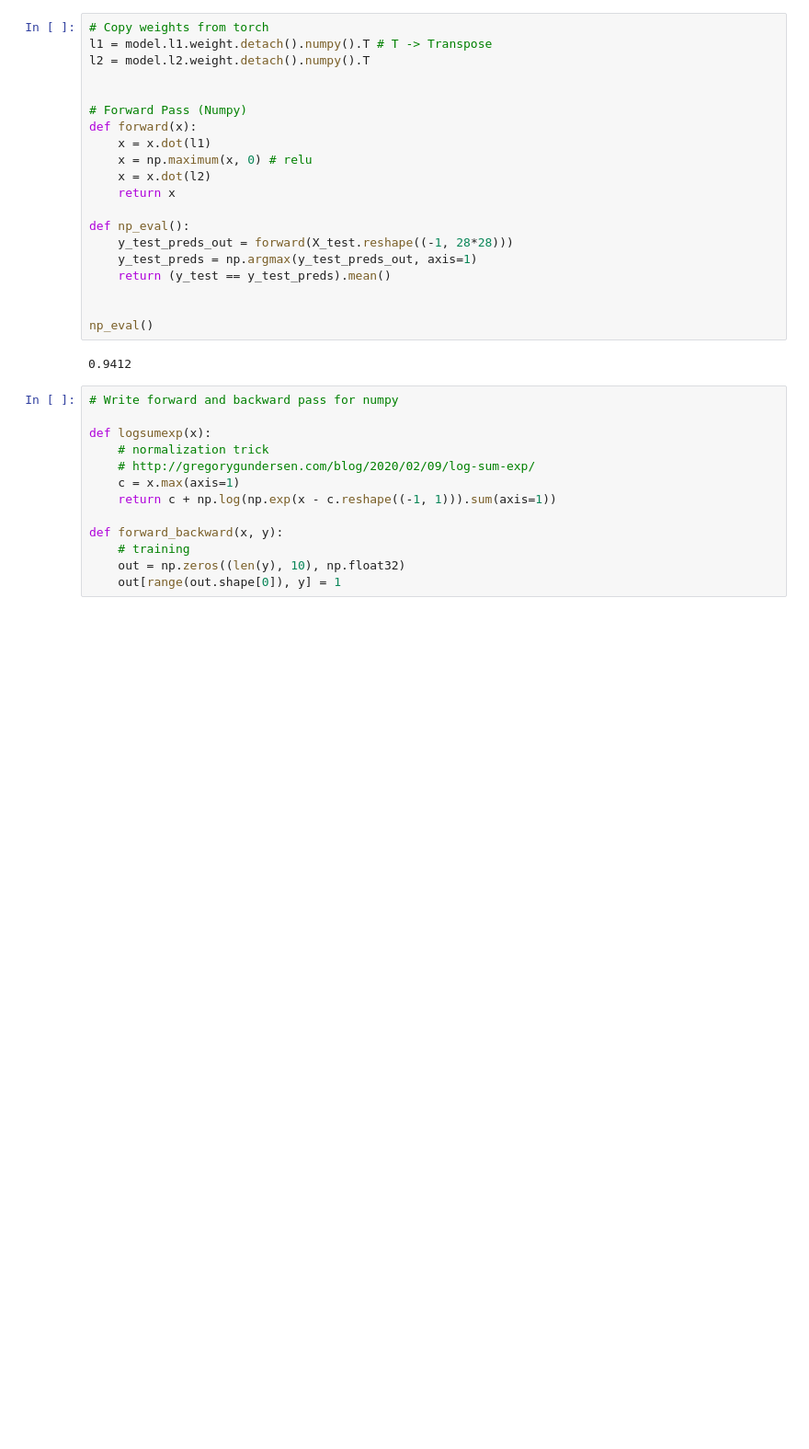
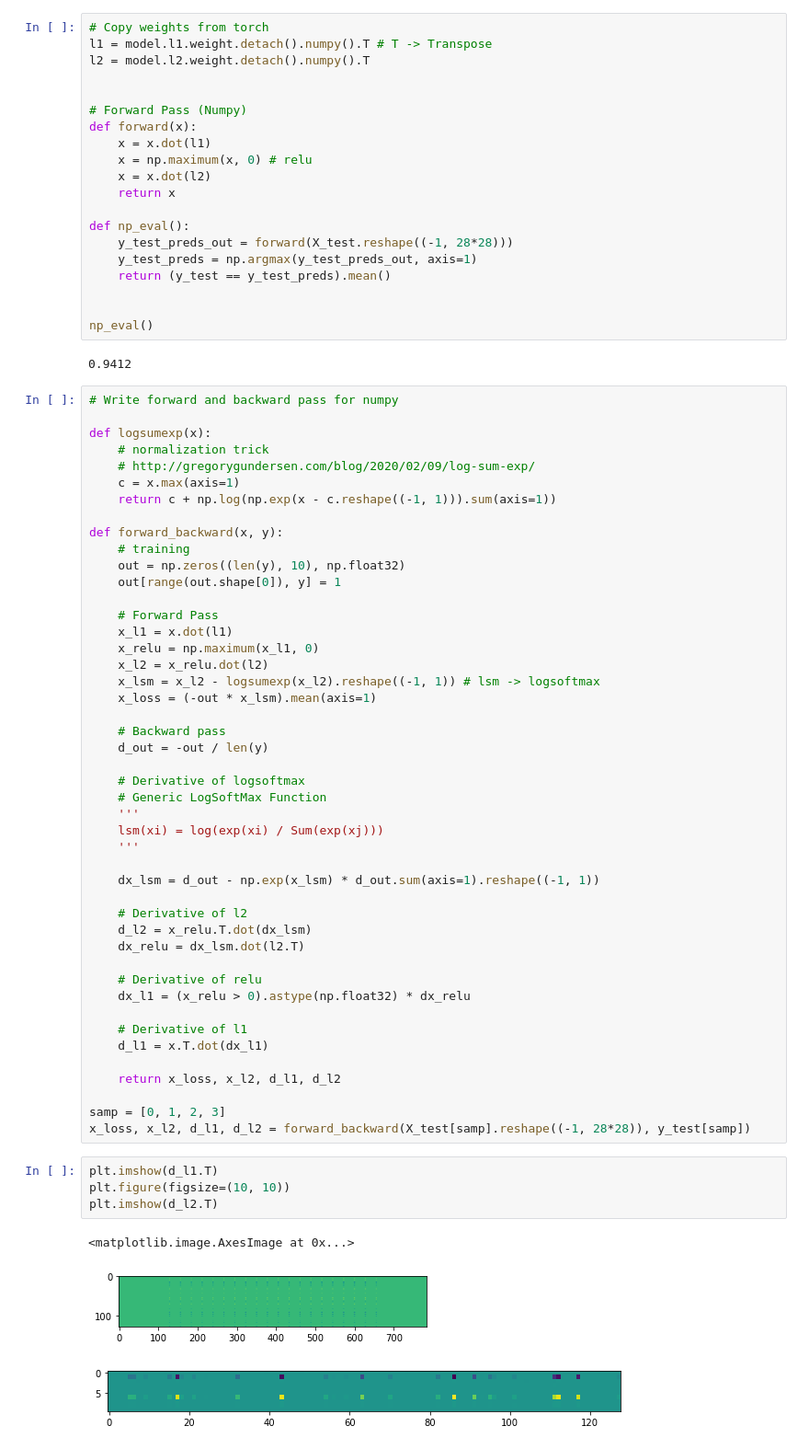
Before and after one commit to Raghvender1205/AI_From_Scratch, a Jupyter notebook: MNIST_Scratch.ipynb, the cells around one changed output. Shown at 92% size. Saved outputs shown, nothing was run; the diff lists cells and outputs as text; blank space fills up the shorter version.

```diff
--- a/MNIST_Scratch.ipynb
+++ b/MNIST_Scratch.ipynb
@@ -170,3 +170,44 @@ def forward_backward(x, y):
     # training
     out = np.zeros((len(y), 10), np.float32)
     out[range(out.shape[0]), y] = 1
+
+    # Forward Pass
+    x_l1 = x.dot(l1)
+    x_relu = np.maximum(x_l1, 0)
+    x_l2 = x_relu.dot(l2)
+    x_lsm = x_l2 - logsumexp(x_l2).reshape((-1, 1)) # lsm -> logsoftmax
+    x_loss = (-out * x_lsm).mean(axis=1)
+
+    # Backward pass
+    d_out = -out / len(y)
+
+    # Derivative of logsoftmax
+    # Generic LogSoftMax Function
+    '''
+    lsm(xi) = log(exp(xi) / Sum(exp(xj)))
+    '''
+
+    dx_lsm = d_out - np.exp(x_lsm) * d_out.sum(axis=1).reshape((-1, 1))
+
+    # Derivative of l2
+    d_l2 = x_relu.T.dot(dx_lsm)
+    dx_relu = dx_lsm.dot(l2.T)
+
+    # Derivative of relu
+    dx_l1 = (x_relu > 0).astype(np.float32) * dx_relu
+
+    # Derivative of l1
+    d_l1 = x.T.dot(dx_l1)
+
+    return x_loss, x_l2, d_l1, d_l2
+
+samp = [0, 1, 2, 3]
+x_loss, x_l2, d_l1, d_l2 = forward_backward(X_test[samp].reshape((-1, 28*28)), y_test[samp])
+# %%
+plt.imshow(d_l1.T)
+plt.figure(figsize=(10, 10))
+plt.imshow(d_l2.T)
+# %% [output]
+<matplotlib.image.AxesImage at 0x...>
+[figure, added]
+[figure, added]
```
Also changed, not shown: parts of 4 cells of this notebook.
